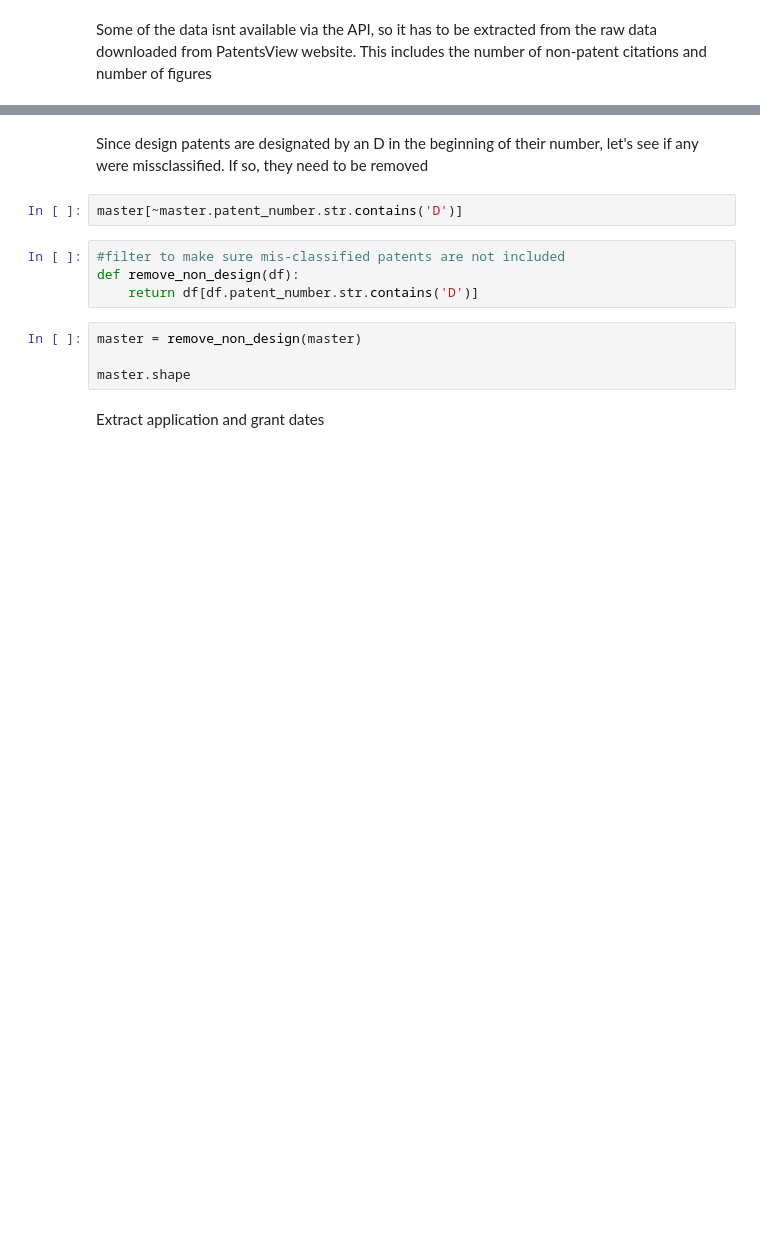
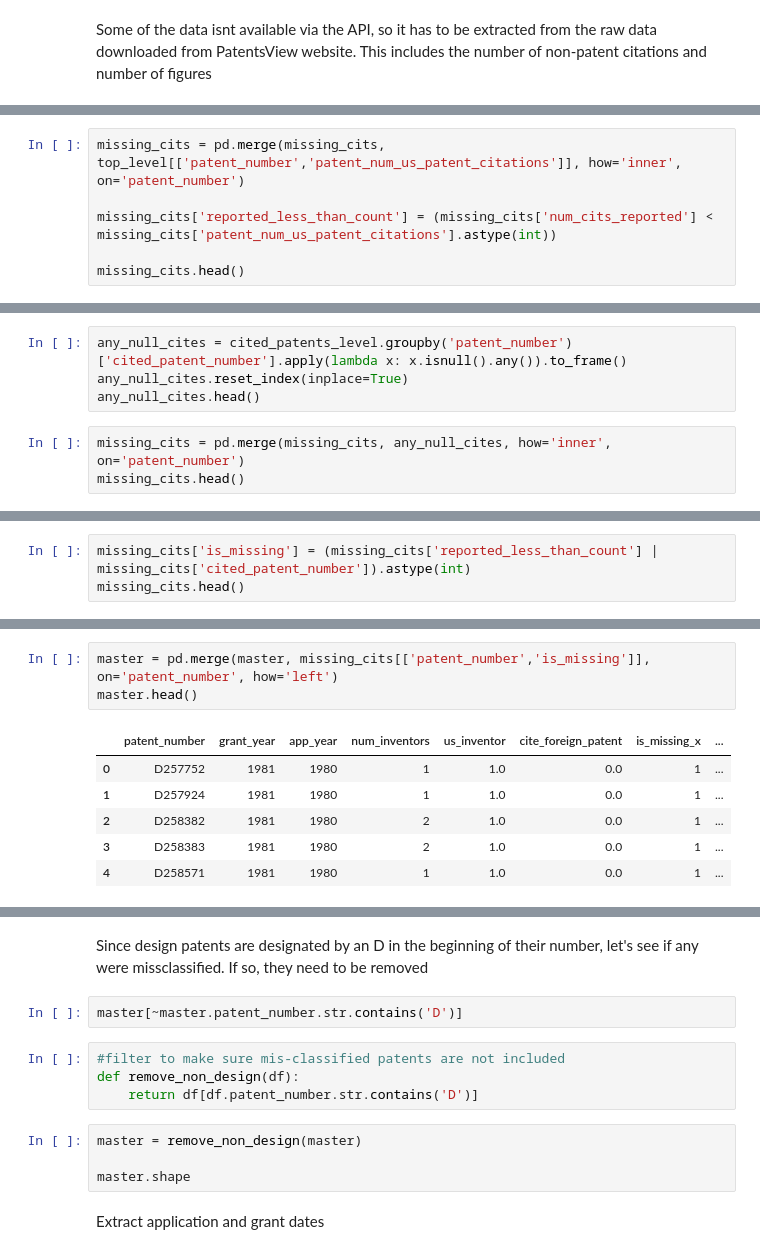
Before and after one commit to TieraLee/patents, a Jupyter notebook: Step 1 - Gather dataset.ipynb, the cells around one changed output, grey strips where cells are left out. Cells and saved outputs as stored; diff of their text form; blank space fills up the shorter version.

```diff
--- a/Step 1 - Gather dataset.ipynb
+++ b/Step 1 - Gather dataset.ipynb
@@ -152,0 +324,6 @@ Now that we have all the basic data that we are interested in, it's time to clea
+# %%
+missing_cits = pd.merge(missing_cits, top_level[['patent_number','patent_num_us_patent_citations']], how='inner', on='patent_number')
+
+missing_cits['reported_less_than_count'] = (missing_cits['num_cits_reported'] < missing_cits['patent_num_us_patent_citations'].astype(int))
+
+missing_cits.head()
@@ -152,0 +337,7 @@ Now that we have all the basic data that we are interested in, it's time to clea
+# %%
+any_null_cites = cited_patents_level.groupby('patent_number')['cited_patent_number'].apply(lambda x: x.isnull().any()).to_frame()
+any_null_cites.reset_index(inplace=True)
+any_null_cites.head()
+# %%
+missing_cits = pd.merge(missing_cits, any_null_cites, how='inner', on='patent_number')
+missing_cits.head()
@@ -152,0 +351,3 @@ Now that we have all the basic data that we are interested in, it's time to clea
+# %%
+missing_cits['is_missing'] = (missing_cits['reported_less_than_count'] | missing_cits['cited_patent_number']).astype(int)
+missing_cits.head()
@@ -152,0 +361,10 @@ Now that we have all the basic data that we are interested in, it's time to clea
+# %%
+master = pd.merge(master, missing_cits[['patent_number','is_missing']], on='patent_number', how='left')
+master.head()
+# %% [output]
+|  | patent_number | grant_year | app_year | num_inventors | us_inventor | cite_foreign_patent | is_missing_x | ... |
+| 0 | D257752 | 1981 | 1980 | 1 | 1.0 | 0.0 | 1 | ... |
+| 1 | D257924 | 1981 | 1980 | 1 | 1.0 | 0.0 | 1 | ... |
+| 2 | D258382 | 1981 | 1980 | 2 | 1.0 | 0.0 | 1 | ... |
+| 3 | D258383 | 1981 | 1980 | 2 | 1.0 | 0.0 | 1 | ... |
+| 4 | D258571 | 1981 | 1980 | 1 | 1.0 | 0.0 | 1 | ... |
```
Also changed, not shown: parts of 97 cells of this notebook.
